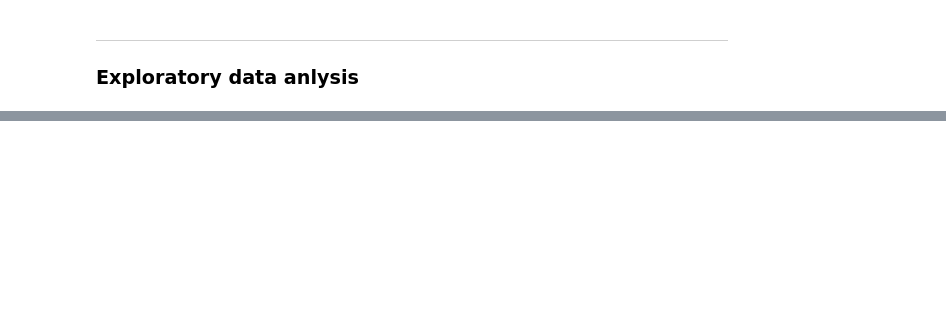
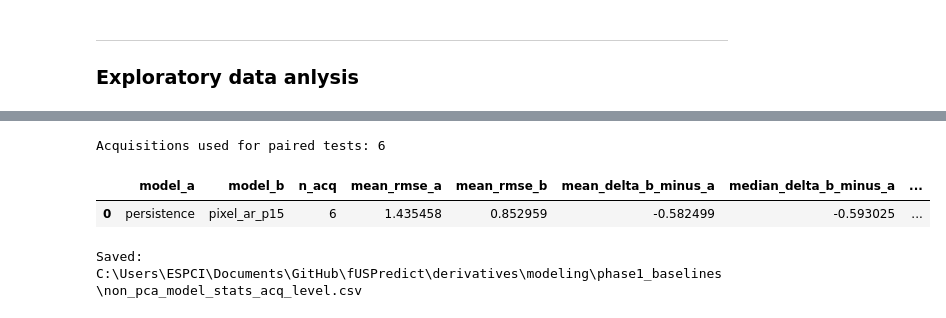
Before and after one commit to brynnhs/fUSPredict, a Jupyter notebook: code/3_modeling/2_autoregression_modeling.ipynb, the cells around one changed output, grey strips where cells are left out. Drawn from its saved outputs; the diff is of its cells as text; code cells hidden in the pictures; blank space fills up the shorter version.

```diff
--- a/code/3_modeling/2_autoregression_modeling.ipynb
+++ b/code/3_modeling/2_autoregression_modeling.ipynb
@@ -765,9 +1195,9 @@ from pathlib import Path
 
 VIDEO_ACQ_IDX = 0
 VIDEO_FPS = 10
-VIDEO_PRED_MODE = 'rollout'  # 'teacher_forcing' | 'rollout'
+VIDEO_PRED_MODE = 'rollout' if cfg_rollout_mode == 'multistep' else 'teacher_forcing'  # 'teacher_forcing' | 'rollout'
 VIDEO_MAX_FRAMES = None
-VIDEO_OUT_DIR = Path(repo_root) / 'derivatives' / 'modeling' / 'phase1_baselines' / 'videos'
+VIDEO_OUT_DIR = Path(output_dir) / 'videos'
 VIDEO_OUT_DIR.mkdir(parents=True, exist_ok=True)
 
 
@@ -957,10 +1395,10 @@ from itertools import combinations
 from scipy.stats import wilcoxon, ttest_rel
 
 # Build model registry (non-PCA only)
-models_non_pca = {'persistence': (lambda ctx: predict_persistence(ctx, K=1))}
+models_non_pca = {'persistence': (lambda ctx: predict_persistence(ctx, K=K))}
 if 'pixel_ar_params' in globals() and isinstance(pixel_ar_params, dict):
     for _p in sorted(pixel_ar_params.keys()):
-        models_non_pca[f'pixel_ar_p{_p}'] = (lambda ctx, p=_p: predict_pixel_ar(ctx, pixel_ar_params[p], K=1))
+        models_non_pca[f'pixel_ar_p{_p}'] = (lambda ctx, p=_p: predict_pixel_ar(ctx, pixel_ar_params[p], K=K))
 
 if len(models_non_pca) < 2:
     raise RuntimeError('Need at least two non-PCA models (persistence/pixel_ar) to compare.')
@@ -981,11 +1419,13 @@ for i in range(len(test_ds_stats)):
     context, target, meta = test_ds_stats[i]
     ctx = context.detach().cpu().numpy() if hasattr(context, 'detach') else np.asarray(context)
     tgt = target.detach().cpu().numpy() if hasattr(target, 'detach') else np.asarray(target)
-    gt = tgt[0, 0]
+    gt = tgt[:, 0]
 
     for model_name, fn in models_non_pca.items():
         pred = np.asarray(fn(ctx))
-        pr = pred[0, 0]
+        if pred.shape != tgt.shape:
+            raise ValueError(f'Prediction shape mismatch for {model_name}: {pred.shape} vs {tgt.shape}')
+        pr = pred[:, 0]
         rmse = float(np.sqrt(np.mean((pr - gt) ** 2)))
         rows.append({'path': meta['path'], 'model': model_name, 'rmse': rmse})
 
@@ -1031,33 +1471,38 @@ for a, b in combinations(pivot.columns.tolist(), 2):
         'wilcoxon_stat': float(w_stat) if np.isfinite(w_stat) else np.nan,
         'wilcoxon_p': float(w_p) if np.isfinite(w_p) else np.nan,
         'ttest_stat': float(t_stat) if np.isfinite(t_stat) else np.nan,
         'ttest_p': float(t_p) if np.isfinite(t_p) else np.nan,
     })
 
 pair_df = pd.DataFrame(pair_rows)
 
 # Multiple-testing correction on Wilcoxon p-values
 try:
     from statsmodels.stats.multitest import multipletests
     valid = pair_df['wilcoxon_p'].notna().values
     pvals = pair_df.loc[valid, 'wilcoxon_p'].values
     if len(pvals) > 0:
         _, p_holm, _, _ = multipletests(pvals, method='holm')
         _, p_fdr, _, _ = multipletests(pvals, method='fdr_bh')
         pair_df.loc[valid, 'wilcoxon_p_holm'] = p_holm
         pair_df.loc[valid, 'wilcoxon_p_fdr_bh'] = p_fdr
 except Exception:
     pass
 
 pair_df = pair_df.sort_values('wilcoxon_p', na_position='last').reset_index(drop=True)
 
 print(f'Acquisitions used for paired tests: {pivot.shape[0]}')
 display(pair_df.round(6))
 
 # Optional: save table
 stats_out = Path(output_dir) / 'non_pca_model_stats_acq_level.csv'
 pair_df.to_csv(stats_out, index=False)
 print(f'Saved: {stats_out}')
+# %% [output]
+Acquisitions used for paired tests: 6
+|  | model_a | model_b | n_acq | mean_rmse_a | mean_rmse_b | mean_delta_b_minus_a | median_delta_b_minus_a | ... |
+| 0 | persistence | pixel_ar_p15 | 6 | 1.435458 | 0.852959 | -0.582499 | -0.593025 | ... |
+Saved: C:\Users\ESPCI\Documents\GitHub\fUSPredict\derivatives\modeling\phase1_baselines\non_pca_model_stats_acq_level.csv
 # %%
 # Plots for non-PCA statistical comparison
 import math
```
Also changed, not shown: parts of 15 cells of this notebook, 6 other files.
